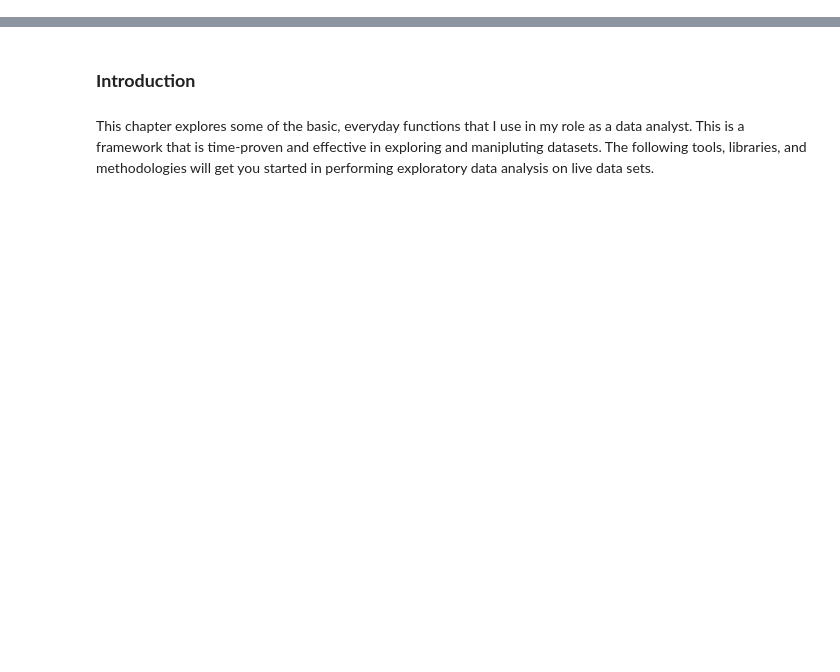
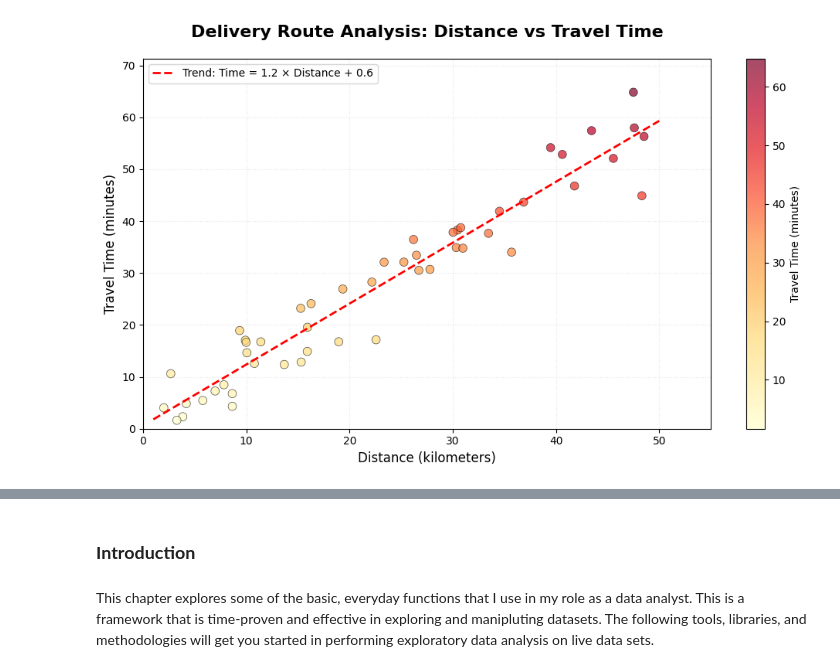
Before and after one commit to bendupey87/data_101_textbook, a Jupyter notebook: book/_build/jupyter_execute/data_101_book.ipynb, the cells around one changed output, grey strips where cells are left out. Cells and saved outputs as stored; diff of their text form; code cells hidden in the pictures; blank space fills up the shorter version.

```diff
--- a/book/_build/jupyter_execute/data_101_book.ipynb
+++ b/book/_build/jupyter_execute/data_101_book.ipynb
@@ -3,0 +1128,79 @@
+# %%
+# Import required libraries
+import matplotlib.pyplot as plt
+import numpy as np
+
+# Set random seed for reproducible results in educational context
+np.random.seed(42)
+
+# Generate simulated delivery data
+# Create 50 delivery routes with varying distances (1-50 km range)
+distance = np.random.uniform(1, 50, 50)  # Uniform distribution simulates varied delivery locations
+
+# Calculate realistic travel times based on distance with variability
+# Base formula: time = distance * 1.2 (assuming average 50 km/hour speed)
+# Add random variation to simulate real-world factors (traffic, stops, etc.)
+base_time = distance * 1.2  # Linear relationship: longer distance = more time
+random_variation = np.random.normal(0, 5, 50)  # Random delays/savings (±10 minutes typically)
+time = base_time + random_variation
+
+# Ensure no negative times (unrealistic)
+time = np.maximum(time, distance * 0.5)  # Minimum time is distance * 0.5 (very fast delivery)
+
+# Create the scatter plot
+plt.figure(figsize=(10, 6))  # Set chart size for better readability
+
+# Plot each delivery as a point
+scatter = plt.scatter(distance, time,
+                     alpha=0.7,           # Semi-transparent points
+                     s=60,                # Point size
+                     c=time,              # Color points by time (heatmap effect)
+                     cmap='YlOrRd',       # Yellow to Red colormap (faster to slower)
+                     edgecolors='black',   # Black border around points
+                     linewidth=0.5)       # Thin border
+
+# Add a trend line to show the general relationship
+# np.polyfit finds the best-fit line through the data points
+coefficients = np.polyfit(distance, time, 1)  # 1 = linear trend line
+trend_line = np.poly1d(coefficients)          # Create function from coefficients
+x_trend = np.linspace(1, 50, 100)             # Smooth x-values for trend line
+plt.plot(x_trend, trend_line(x_trend),
+         color='red', linewidth=2, linestyle='--',
+         label=f'Trend: Time = {coefficients[0]:.1f} × Distance + {coefficients[1]:.1f}')
+
+# Chart formatting
+plt.title("Delivery Route Analysis: Distance vs Travel Time",
+          fontsize=16, fontweight='bold', pad=20)
+plt.xlabel("Distance (kilometers)", fontsize=12)
+plt.ylabel("Travel Time (minutes)", fontsize=12)
+
+# Add color bar to explain the color coding
+colorbar = plt.colorbar(scatter)
+colorbar.set_label('Travel Time (minutes)', fontsize=10)
+
+# Add grid for easier reading of values
+plt.grid(True, alpha=0.3, linestyle=':')
+
+# Add legend for trend line
+plt.legend(fontsize=10, loc='upper left')
+
+# Set axis limits for better visualization
+plt.xlim(0, 55)
+plt.ylim(0, max(time) * 1.1)
+
+plt.tight_layout()  # Adjust spacing
+plt.show()
+
+# LOGISTICS INSIGHT: Points far above the trend line represent inefficient routes
+# These could be due to:
+# - Traffic congestion (urban areas)
+# - Multiple stops on same route
+# - Difficult delivery locations (stairs, security, etc.)
+# - Poor route planning (backtracking, non-optimal sequence)
+
+print(f"Average speed: {np.mean(distance/time*60):.1f} km/hour")
+print(f"Correlation between distance and time: {np.corrcoef(distance, time)[0,1]:.3f}")
+efficiency_outliers = np.sum(time > trend_line(distance) + 10)  # Routes >10 min slower than expected
+print(f"Inefficient routes needing optimization: {efficiency_outliers} out of {len(distance)}")
+# %% [output]
+[figure, added]
```
Also changed, not shown: parts of 241 cells of this notebook, 49 other files.
